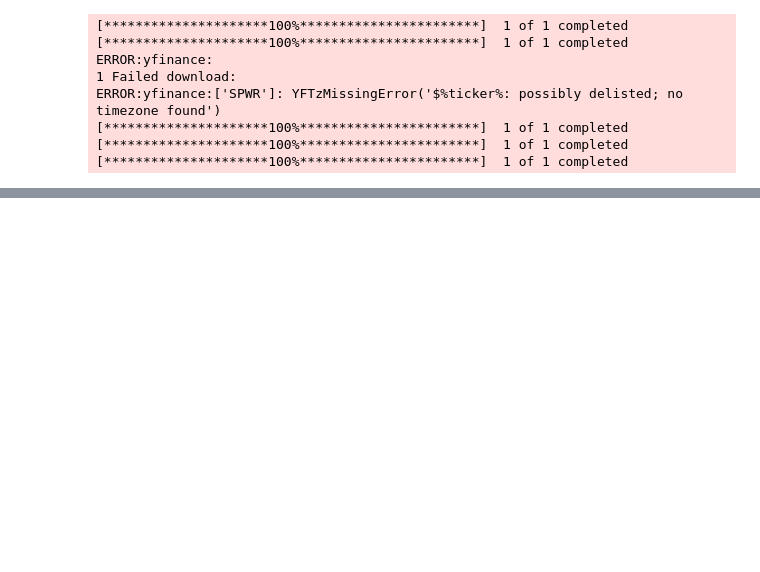
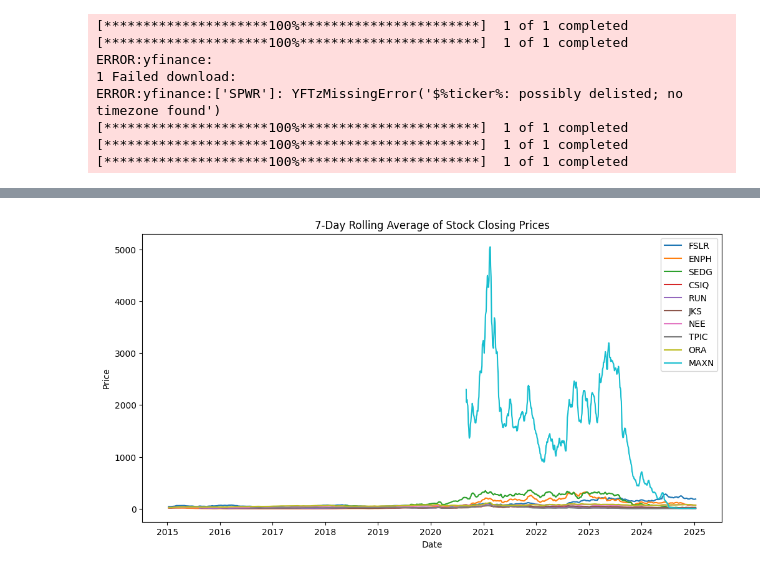
Before and after one commit to vaisenberg/Final_Project, a Jupyter notebook: Fetching_solar_Stock.ipynb, the cells around one changed output, grey strips where cells are left out. Cells and saved outputs as stored; diff of their text form; code cells hidden in the pictures; blank space fills up the shorter version.

Commit message:
Solar_Stock

```diff
--- a/Fetching_solar_Stock.ipynb
+++ b/Fetching_solar_Stock.ipynb
@@ -131,15 +59,0 @@ Historical stock data saved as 'valid_companies_stock_data.csv'.
-# %%
-# Fetch historical data for all valid companies
-all_data = {}
-for company in valid_companies:
-    all_data[company] = yf.download(company, start="2015-01-01", end="2025-01-01", progress=False)
-
-# Combine all data into a single DataFrame
-combined_data = pd.concat(
-    [df.assign(Company=company) for company, df in all_data.items()],
-    axis=0
-).reset_index()
-
-# Save combined data to CSV
-combined_data.to_csv('valid_companies_stock_data.csv', index=False)
-print("Historical stock data saved as 'valid_companies_stock_data.csv'.")
@@ -319,0 +155,23 @@ Cleaned dataset saved as 'cleaned_stock_data.csv'.
+# %%
+# Calculate 7-day rolling average for Close prices
+tidy_data['7-Day Rolling Avg'] = tidy_data.groupby('Company')['Close'].transform(lambda x: x.rolling(window=7).mean())
+
+# Calculate rolling averages for other metrics if needed
+tidy_data['7-Day Open Avg'] = tidy_data.groupby('Company')['Open'].transform(lambda x: x.rolling(window=7).mean())
+tidy_data['7-Day Volume Avg'] = tidy_data.groupby('Company')['Volume'].transform(lambda x: x.rolling(window=7).mean())
+# %%
+import matplotlib.pyplot as plt
+
+# Plot rolling averages for each company
+plt.figure(figsize=(12, 6))
+for company in tidy_data['Company'].unique():
+    subset = tidy_data[tidy_data['Company'] == company]
+    plt.plot(subset['Date'], subset['7-Day Rolling Avg'], label=company)
+
+plt.title('7-Day Rolling Average of Stock Closing Prices')
+plt.xlabel('Date')
+plt.ylabel('Price')
+plt.legend()
+plt.show()
+# %% [output]
+[figure, added]
```
Also changed, not shown: parts of 20 cells of this notebook.
